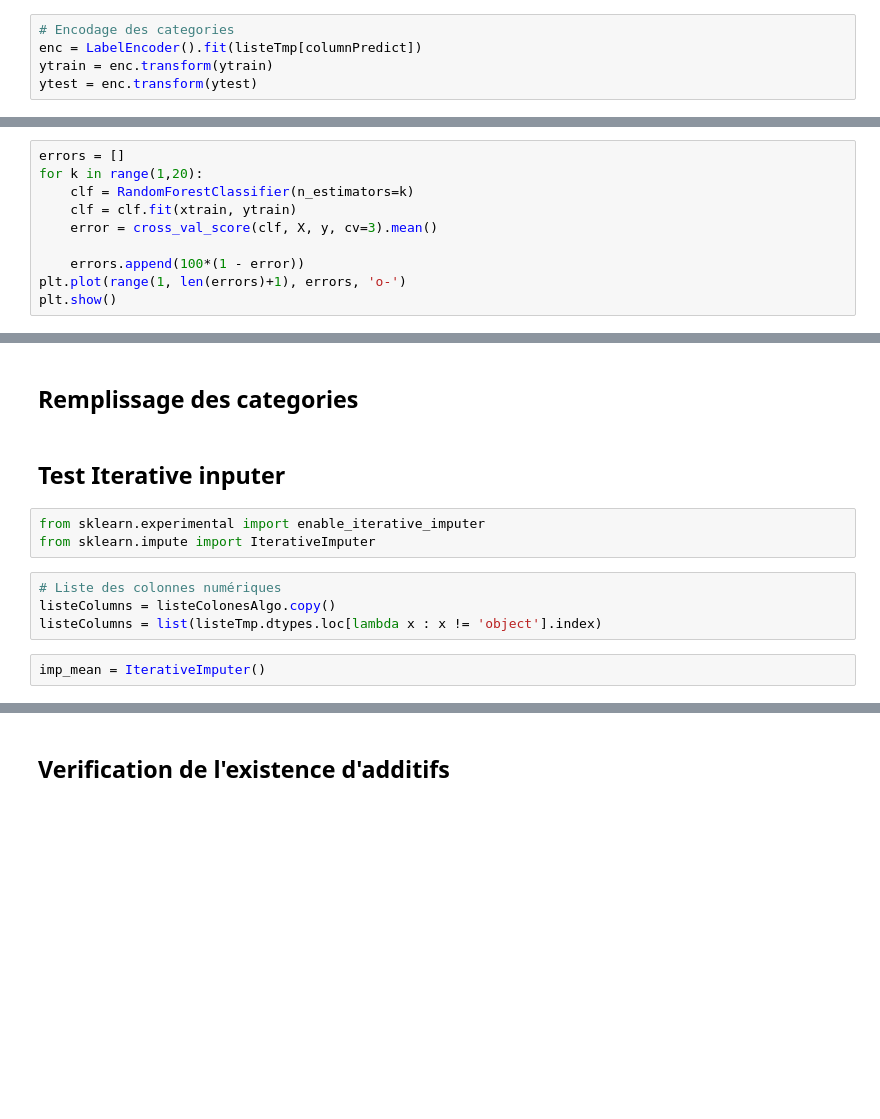
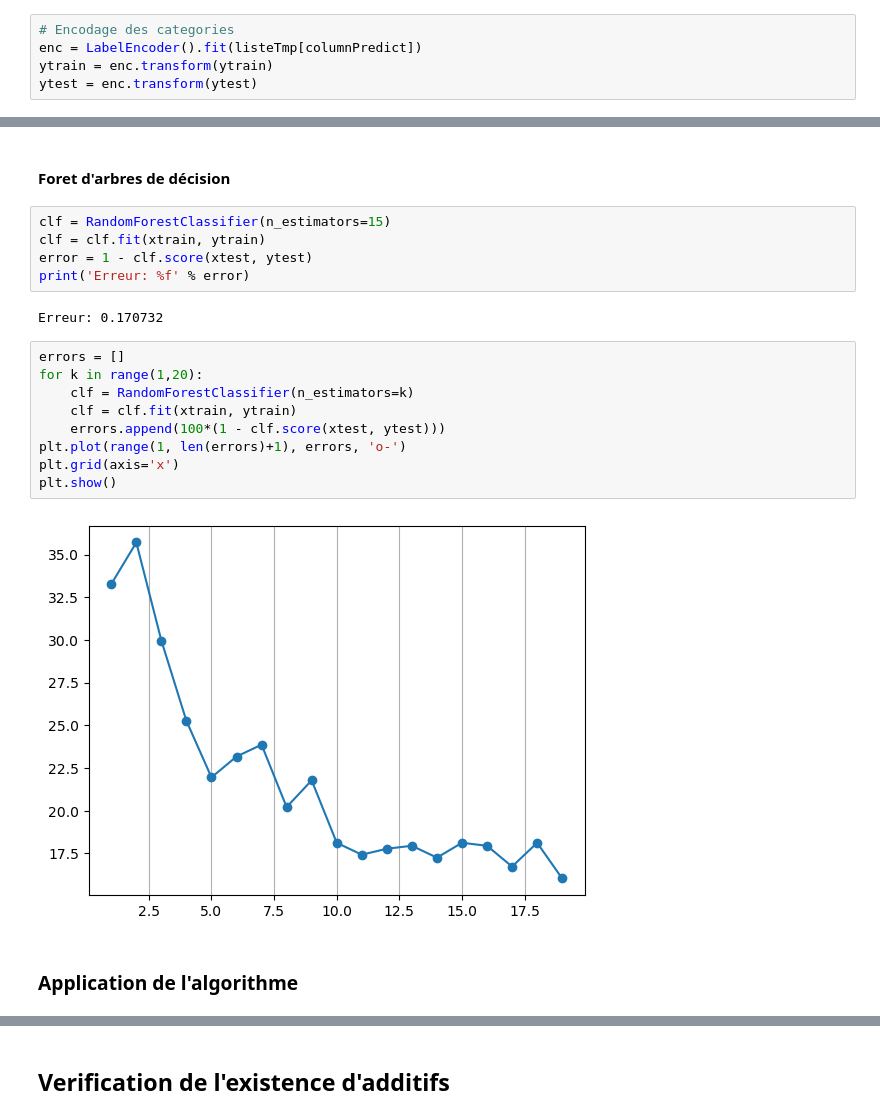
Before and after one commit to CeVague/Projet_3-Concevez_application_pour_sante_publique, a Jupyter notebook: Nettoyage.ipynb, the cells around one changed output, grey strips where cells are left out. Drawn from its saved outputs; the diff is of its cells as text; blank space fills up the shorter version.

```diff
--- a/Nettoyage.ipynb
+++ b/Nettoyage.ipynb
@@ -592,10 +605,0 @@ Erreur: 0.718999
-# %%
-errors = []
-for k in range(1,20):
-    clf = RandomForestClassifier(n_estimators=k)
-    clf = clf.fit(xtrain, ytrain)
-    error = cross_val_score(clf, X, y, cv=3).mean()
-
-    errors.append(100*(1 - error))
-plt.plot(range(1, len(errors)+1), errors, 'o-')
-plt.show()
@@ -676,13 +615,22 @@ for col in ['energy_100g','fat_100g','saturated-fat_100g','omega-3-fat_100g','ca
+# %% [markdown]
+#### Foret d'arbres de décision
+# %%
+clf = RandomForestClassifier(n_estimators=15)
+clf = clf.fit(xtrain, ytrain)
+error = 1 - clf.score(xtest, ytest)
+print('Erreur: %f' % error)
+# %% [output]
+Erreur: 0.170732
+# %%
+errors = []
+for k in range(1,20):
+    clf = RandomForestClassifier(n_estimators=k)
+    clf = clf.fit(xtrain, ytrain)
+    errors.append(100*(1 - clf.score(xtest, ytest)))
+plt.plot(range(1, len(errors)+1), errors, 'o-')
+plt.grid(axis='x')
+plt.show()
+# %% [output]
+[figure, added]
 # %% [markdown]
-## Remplissage des categories
+### Application de l'algorithme
-# %% [markdown]
-## Test Iterative inputer
-# %%
-from sklearn.experimental import enable_iterative_imputer
-from sklearn.impute import IterativeImputer
-# %%
-# Liste des colonnes numériques
-listeColumns = listeColonesAlgo.copy()
-listeColumns = list(listeTmp.dtypes.loc[lambda x : x != 'object'].index)
-# %%
-imp_mean = IterativeImputer()
```
Also changed, not shown: parts of 97 cells of this notebook.
